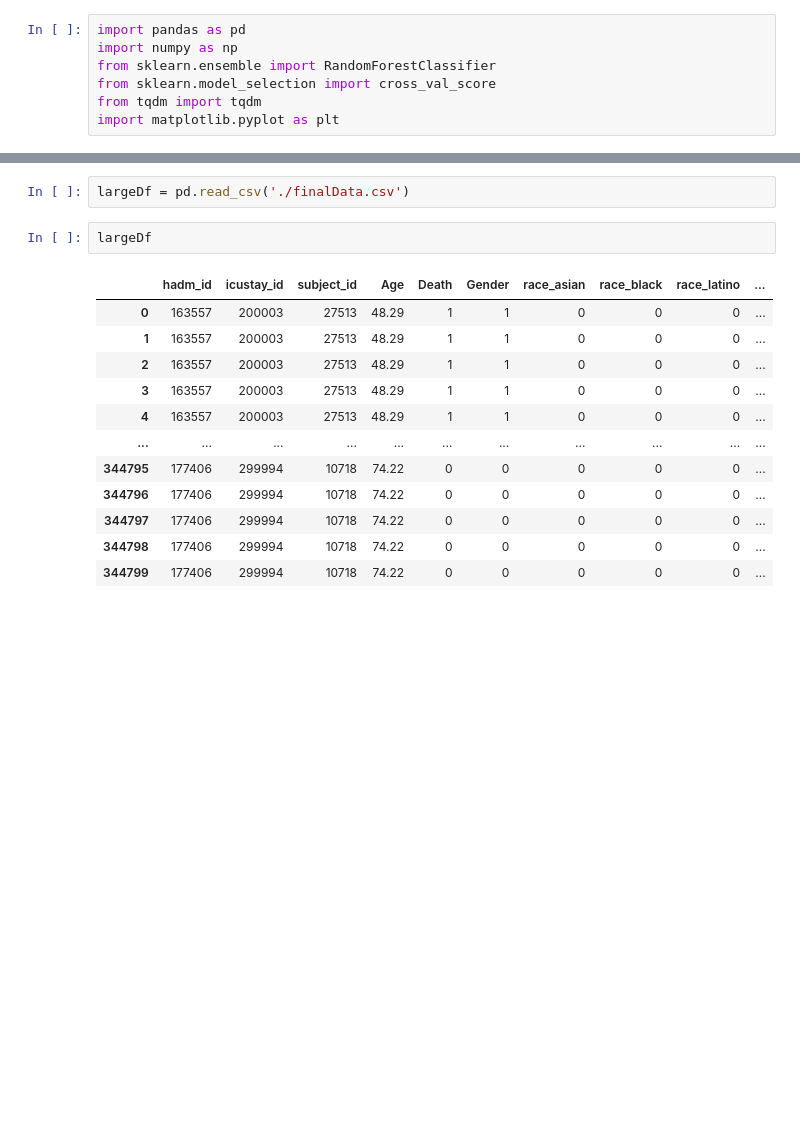
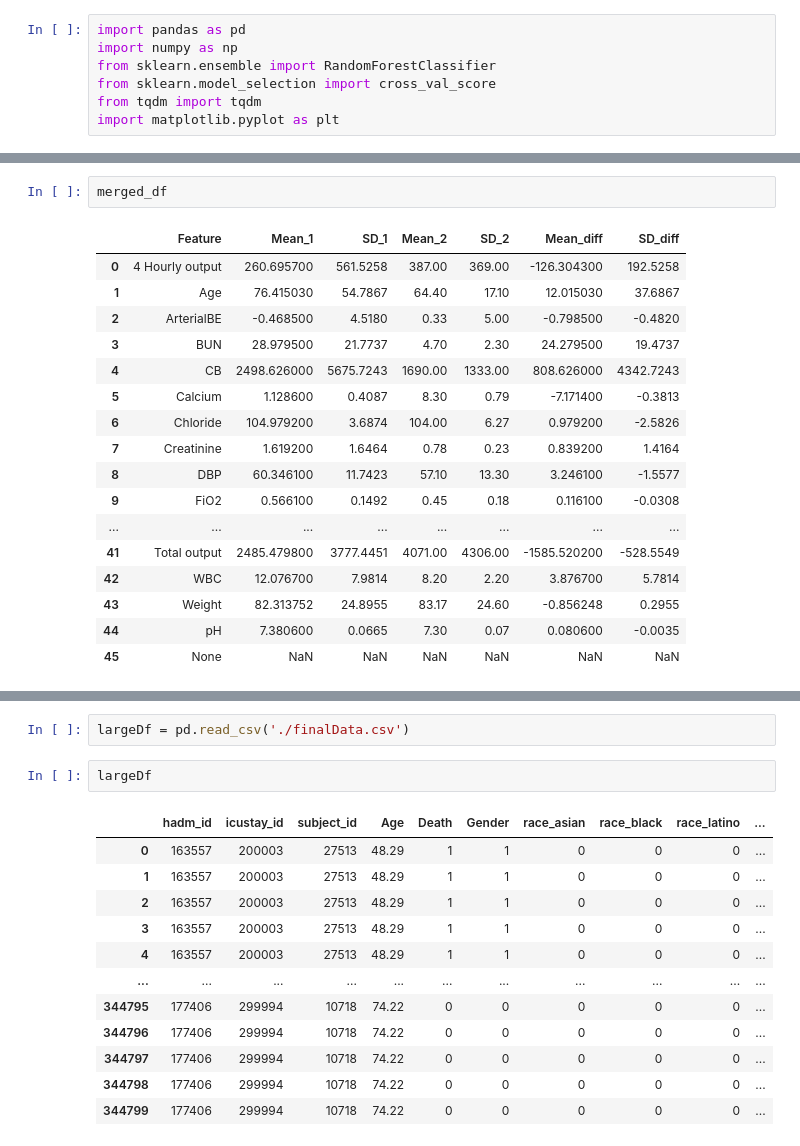
Before and after one commit to tblicharznjit/DS669_Group1, a Jupyter notebook: featureSelection.ipynb, the cells around one changed output, grey strips where cells are left out. Cells and saved outputs as stored; diff of their text form; blank space fills up the shorter version.

```diff
--- a/featureSelection.ipynb
+++ b/featureSelection.ipynb
@@ -7,0 +73,20 @@ import matplotlib.pyplot as plt
+# %%
+merged_df
+# %% [output]
+|  | Feature | Mean_1 | SD_1 | Mean_2 | SD_2 | Mean_diff | SD_diff |
+| 0 | 4 Hourly output | 260.695700 | 561.5258 | 387.00 | 369.00 | -126.304300 | 192.5258 |
+| 1 | Age | 76.415030 | 54.7867 | 64.40 | 17.10 | 12.015030 | 37.6867 |
+| 2 | ArterialBE | -0.468500 | 4.5180 | 0.33 | 5.00 | -0.798500 | -0.4820 |
+| 3 | BUN | 28.979500 | 21.7737 | 4.70 | 2.30 | 24.279500 | 19.4737 |
+| 4 | CB | 2498.626000 | 5675.7243 | 1690.00 | 1333.00 | 808.626000 | 4342.7243 |
+| 5 | Calcium | 1.128600 | 0.4087 | 8.30 | 0.79 | -7.171400 | -0.3813 |
+| 6 | Chloride | 104.979200 | 3.6874 | 104.00 | 6.27 | 0.979200 | -2.5826 |
+| 7 | Creatinine | 1.619200 | 1.6464 | 0.78 | 0.23 | 0.839200 | 1.4164 |
+| 8 | DBP | 60.346100 | 11.7423 | 57.10 | 13.30 | 3.246100 | -1.5577 |
+| 9 | FiO2 | 0.566100 | 0.1492 | 0.45 | 0.18 | 0.116100 | -0.0308 |
+| ... | ... | ... | ... | ... | ... | ... | ... |
+| 41 | Total output | 2485.479800 | 3777.4451 | 4071.00 | 4306.00 | -1585.520200 | -528.5549 |
+| 42 | WBC | 12.076700 | 7.9814 | 8.20 | 2.20 | 3.876700 | 5.7814 |
+| 43 | Weight | 82.313752 | 24.8955 | 83.17 | 24.60 | -0.856248 | 0.2955 |
+| 44 | pH | 7.380600 | 0.0665 | 7.30 | 0.07 | 0.080600 | -0.0035 |
+| 45 | None | NaN | NaN | NaN | NaN | NaN | NaN |
```
Also changed, not shown: parts of 2 cells of this notebook, 8 other files.
